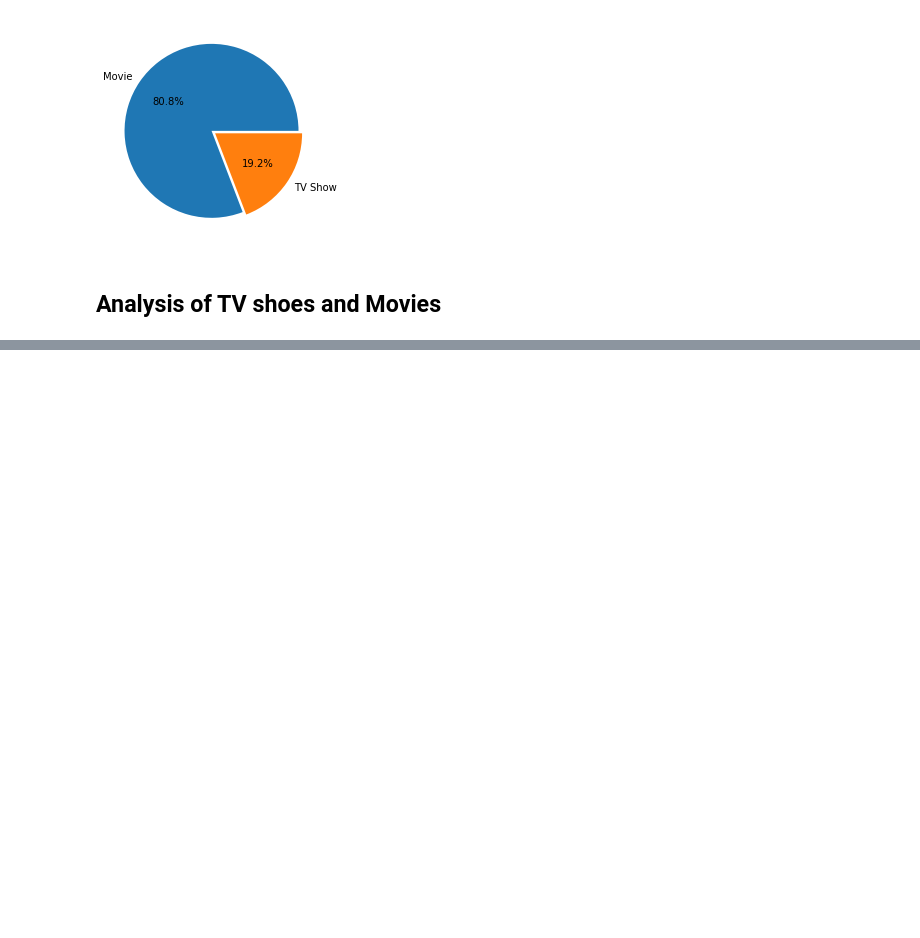
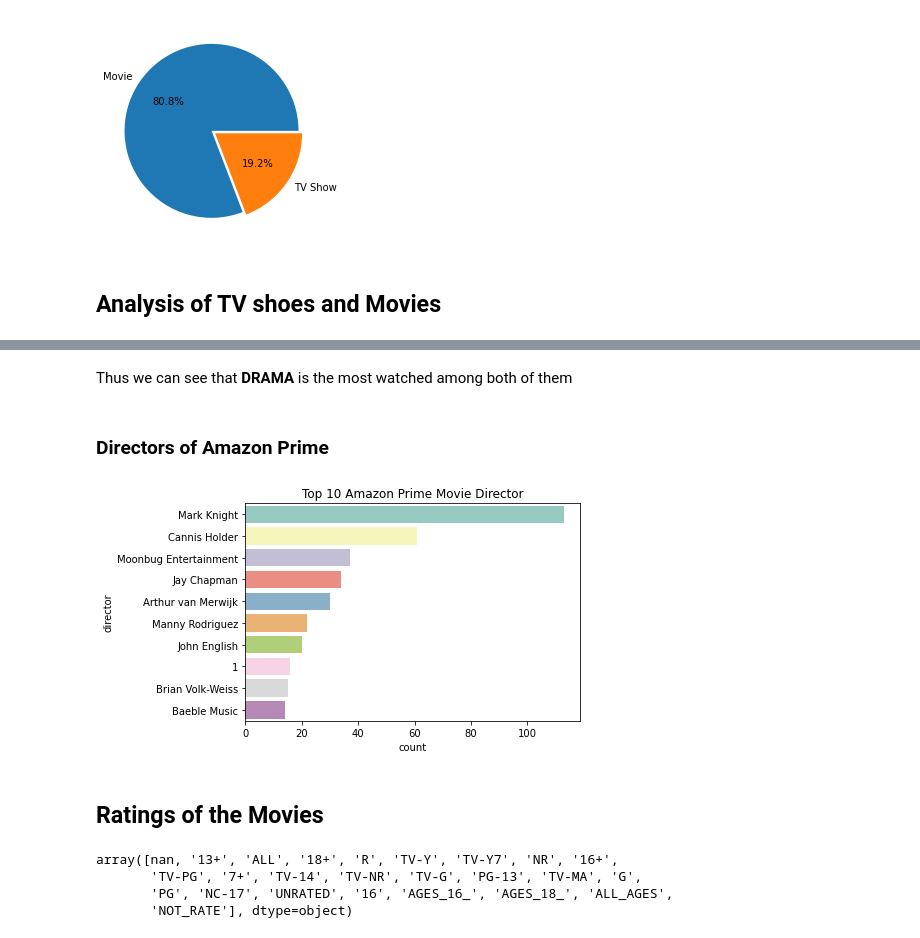
Before and after one commit to KunalSharma2001/Exploratory-data-analysis-EDA-, a Jupyter notebook: Amazon Prime EDA/Amazon-EDA.ipynb, the cells around one changed output, grey strips where cells are left out. Drawn from its saved outputs; the diff is of its cells as text; code cells hidden in the pictures; blank space fills up the shorter version.

```diff
--- a/Amazon Prime EDA/Amazon-EDA.ipynb
+++ b/Amazon Prime EDA/Amazon-EDA.ipynb
@@ -155,0 +275,19 @@ So start of by analysis different type of Movies and T.V Shoes
+# %% [markdown]
+Thus we can see that **DRAMA** is the most watched among both of them
+# %% [markdown]
+### Directors of Amazon Prime
+# %%
+direct_movies = movies_df[movies_df.director!='Data Unavailable'].director
+sns.countplot(y=direct_movies, order=direct_movies.value_counts().index[:10], palette='Set3');
+plt.title("Top 10 Amazon Prime Movie Director");
+# %% [output]
+[figure, added]
+# %% [markdown]
+## Ratings of the Movies
+# %%
+df[df!= 'Data Unavailable'].rating .unique()
+# %% [output]
+array([nan, '13+', 'ALL', '18+', 'R', 'TV-Y', 'TV-Y7', 'NR', '16+',
+       'TV-PG', '7+', 'TV-14', 'TV-NR', 'TV-G', 'PG-13', 'TV-MA', 'G',
+       'PG', 'NC-17', 'UNRATED', '16', 'AGES_16_', 'AGES_18_', 'ALL_AGES',
+       'NOT_RATE'], dtype=object)
```
Also changed, not shown: parts of 27 cells of this notebook.
